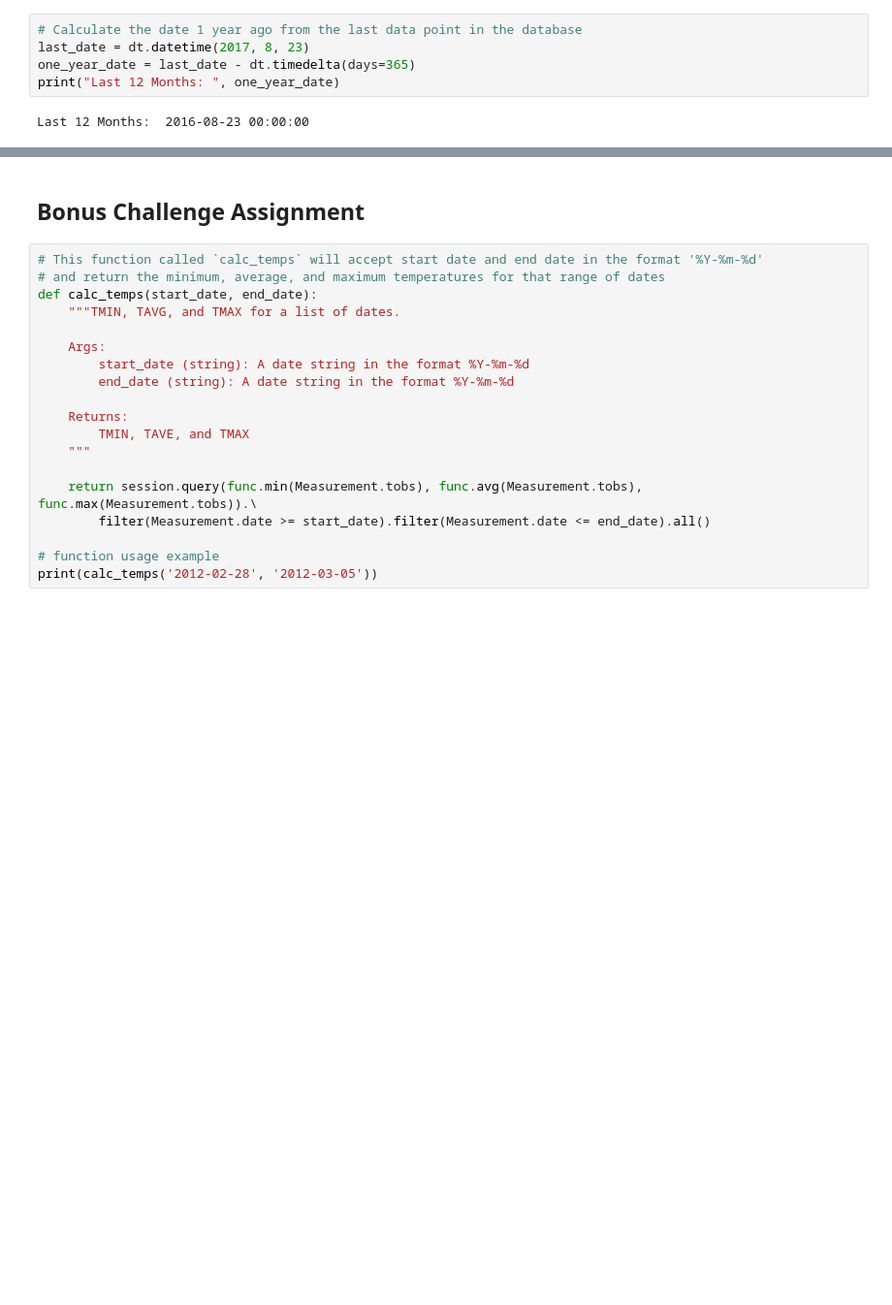
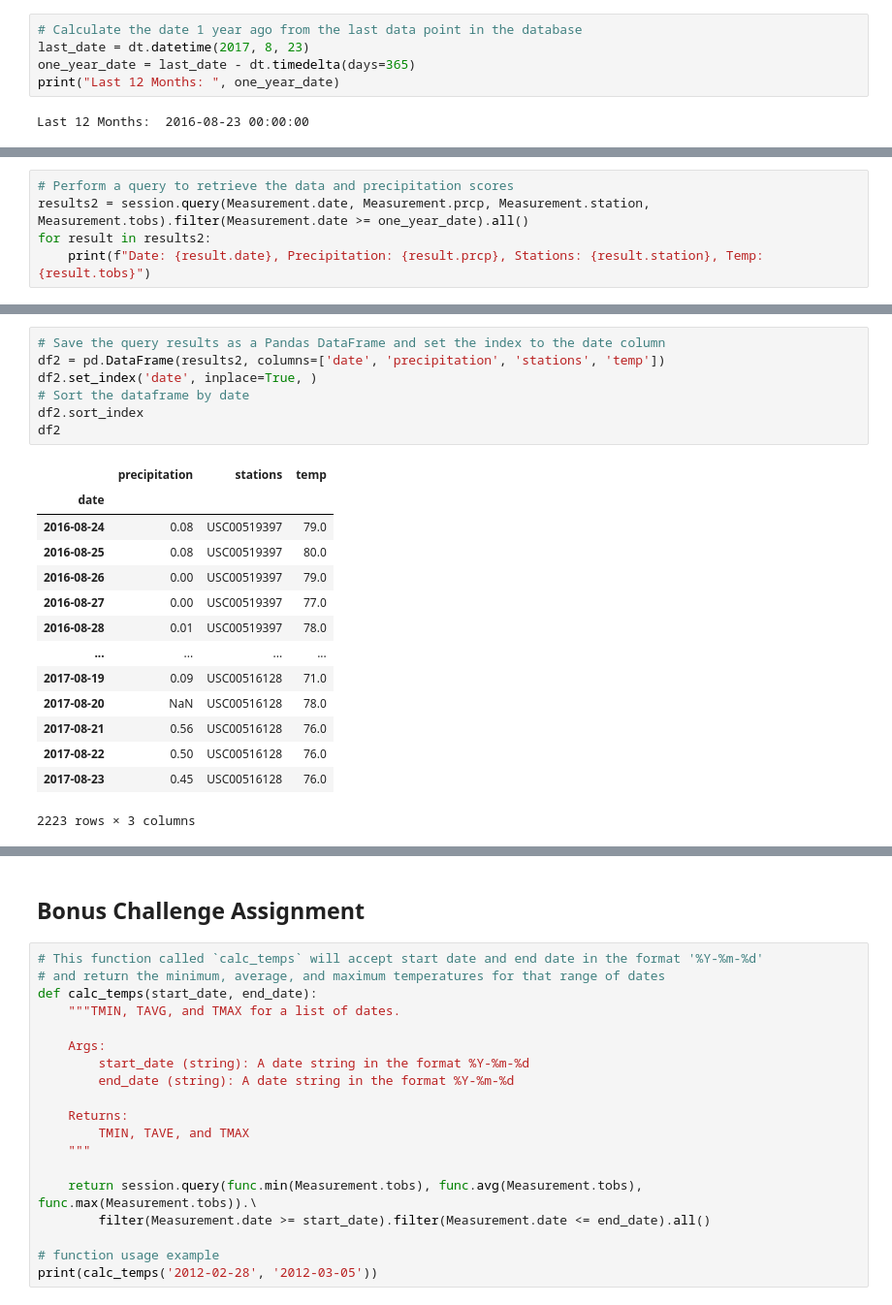
Before and after one commit to jessicacovey1/sqlalchemy-challenge, a Jupyter notebook: climate_starter.ipynb, the cells around one changed output, grey strips where cells are left out. Shown at 97% size. Cells and saved outputs as stored; diff of their text form; blank space fills up the shorter version.

```diff
--- a/climate_starter.ipynb
+++ b/climate_starter.ipynb
@@ -176,0 +182,5 @@ TypeError: 'measurement' object is not subscriptable
+# %%
+# Perform a query to retrieve the data and precipitation scores
+results2 = session.query(Measurement.date, Measurement.prcp, Measurement.station, Measurement.tobs).filter(Measurement.date >= one_year_date).all()
+for result in results2:
+    print(f"Date: {result.date}, Precipitation: {result.prcp}, Stations: {result.station}, Temp: {result.tobs}")
@@ -177,2 +205,24 @@ TypeError: 'measurement' object is not subscriptable
+# %%
+# Save the query results as a Pandas DataFrame and set the index to the date column
+df2 = pd.DataFrame(results2, columns=['date', 'precipitation', 'stations', 'temp'])
+df2.set_index('date', inplace=True, )
+# Sort the dataframe by date
+df2.sort_index
+df2
+# %% [output]
+|  | precipitation | stations | temp |
+| date |  |  |  |
+| 2016-08-24 | 0.08 | USC00519397 | 79.0 |
+| 2016-08-25 | 0.08 | USC00519397 | 80.0 |
+| 2016-08-26 | 0.00 | USC00519397 | 79.0 |
+| 2016-08-27 | 0.00 | USC00519397 | 77.0 |
+| 2016-08-28 | 0.01 | USC00519397 | 78.0 |
+| ... | ... | ... | ... |
+| 2017-08-19 | 0.09 | USC00516128 | 71.0 |
+| 2017-08-20 | NaN | USC00516128 | 78.0 |
+| 2017-08-21 | 0.56 | USC00516128 | 76.0 |
+| 2017-08-22 | 0.50 | USC00516128 | 76.0 |
+| 2017-08-23 | 0.45 | USC00516128 | 76.0 |
+2223 rows × 3 columns
 # %%
 # Design a query to show how many stations are available in this dataset?
```
Also changed, not shown: parts of 16 cells of this notebook.
